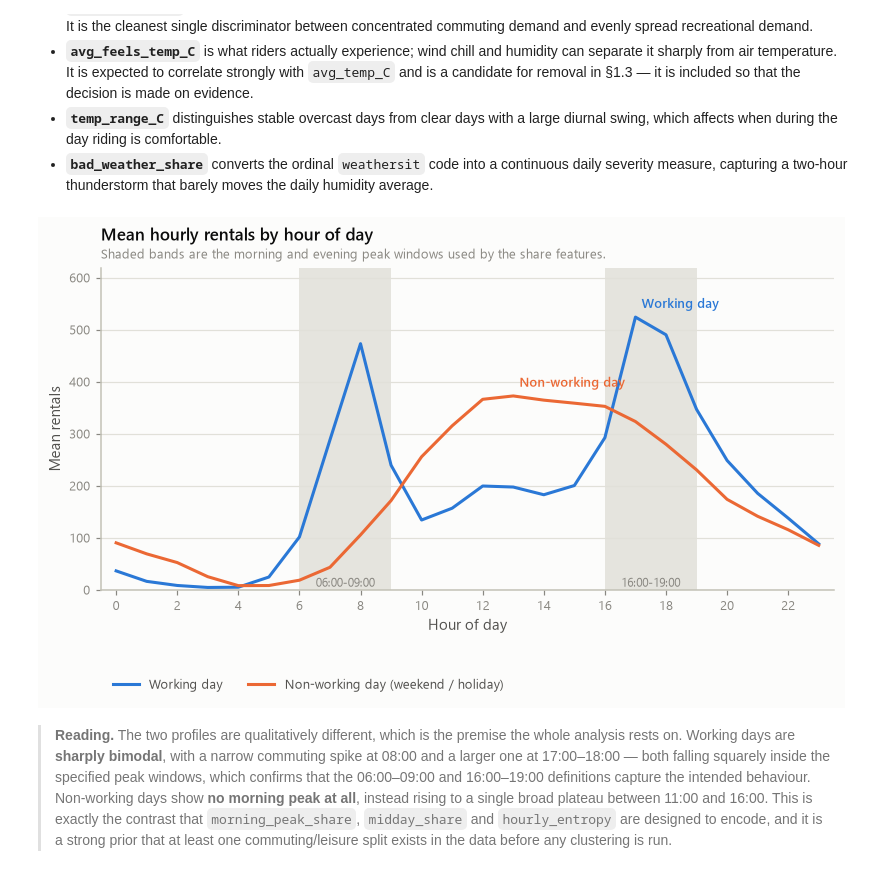
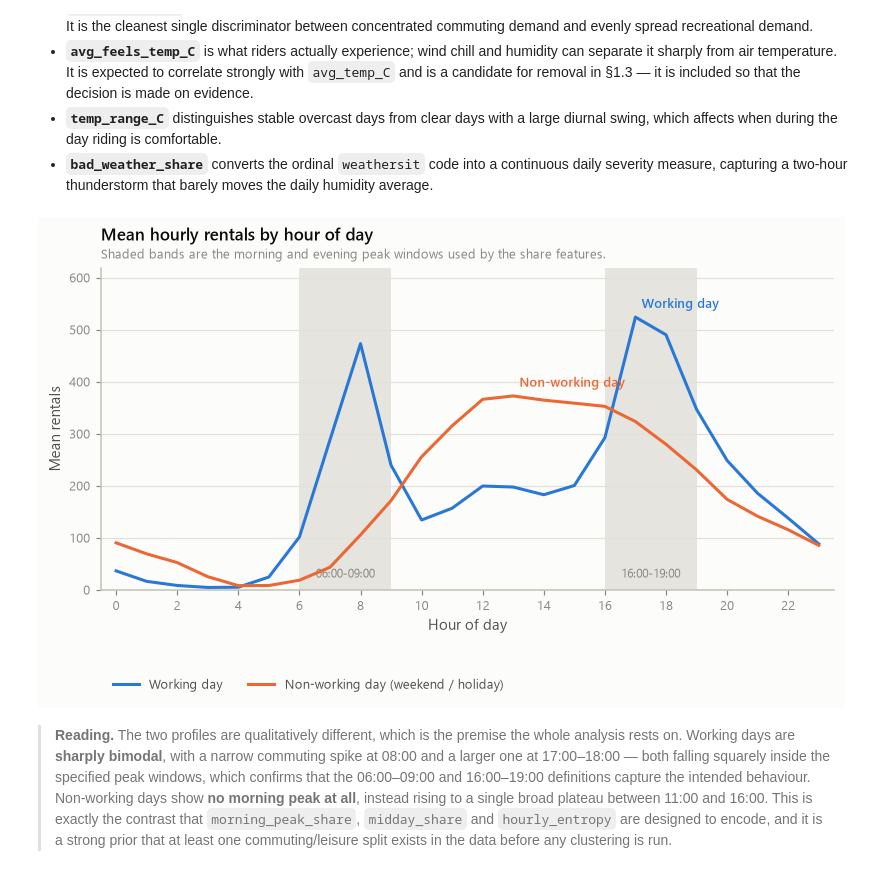
Before and after one commit to heshannethmina/Clustering-Urban-Mobility-Patterns-Using-Bike-Sharing-Data, a Jupyter notebook: bike_sharing_clustering.ipynb, the cells around one changed output. Cells and saved outputs as stored; diff of their text form; code cells hidden in the pictures.

```diff
--- a/bike_sharing_clustering.ipynb
+++ b/bike_sharing_clustering.ipynb
@@ -1186,36 +1187,37 @@ Each added feature captures an aspect of mobility that the required twelve canno
 # ---- Figure 3: the profile that justifies the peak windows ---------------
 profile = (hourly.join(context["workingday"].rename("wd"), on="dteday")
                  .groupby([ "wd", hourly.index.get_level_values("hr")])["cnt"].mean()
                  .unstack("wd"))
 profile.columns = ["Non-working day (weekend / holiday)", "Working day"]
 
 fig, ax = plt.subplots(figsize=(8.6, 3.8))
 
 for window, label in [(MORNING_PEAK, "06:00-09:00"), (EVENING_PEAK, "16:00-19:00")]:
     ax.axvspan(window[0], window[-1] + 1, color=PALETTE["grid"], alpha=0.85, zorder=0)
-    ax.text(window[0] + 1.5, ax.get_ylim()[1], label, ha="center", va="bottom",
-            fontsize=8, color=PALETTE["muted"])
+    # Axes-fraction y keeps the caption pinned inside the band regardless of autoscaling.
+    ax.text(window[0] + 1.5, 0.03, label, transform=ax.get_xaxis_transform(),
+            ha="center", va="bottom", fontsize=8, color=PALETTE["muted"])
 
 for col, colour in zip(["Working day", "Non-working day (weekend / holiday)"], SERIES[:2]):
     ax.plot(profile.index, profile[col], color=colour, label=col, zorder=3)
     # Direct label at the line's own maximum, so identity never rests on colour alone.
     h = profile[col].idxmax()
     ax.annotate(col.split(" (")[0], xy=(h, profile[col].loc[h]),
                 xytext=(4, 6), textcoords="offset points",
                 fontsize=8.5, color=colour, fontweight="semibold")
 
 ax.set_xticks(range(0, 24, 2))
 ax.set_xlim(-0.5, 23.5)
 ax.set_ylim(0, profile.to_numpy().max() * 1.18)
 finish(ax,
        title="Mean hourly rentals by hour of day",
        subtitle="Shaded bands are the morning and evening peak windows used by the share features.",
        xlabel="Hour of day", ylabel="Mean rentals")
 ax.legend(loc="upper left", bbox_to_anchor=(0, -0.24), ncol=2)
 save(fig, "fig03_hourly_profile")
 plt.show()
 # %% [output]
-[figure, old version]
+[figure, new version]
 # %% [markdown]
 > **Reading.** The two profiles are qualitatively different, which is the premise the whole
 > analysis rests on. Working days are **sharply bimodal**, with a narrow commuting spike at 08:00
```
Also changed, not shown: parts of 30 cells of this notebook, 7 other files.
